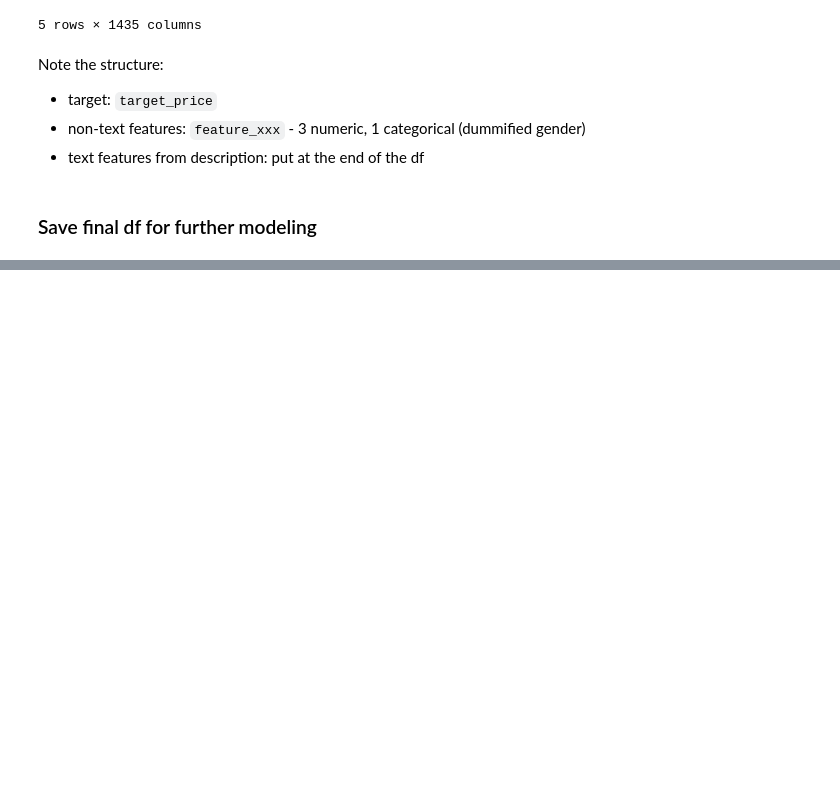
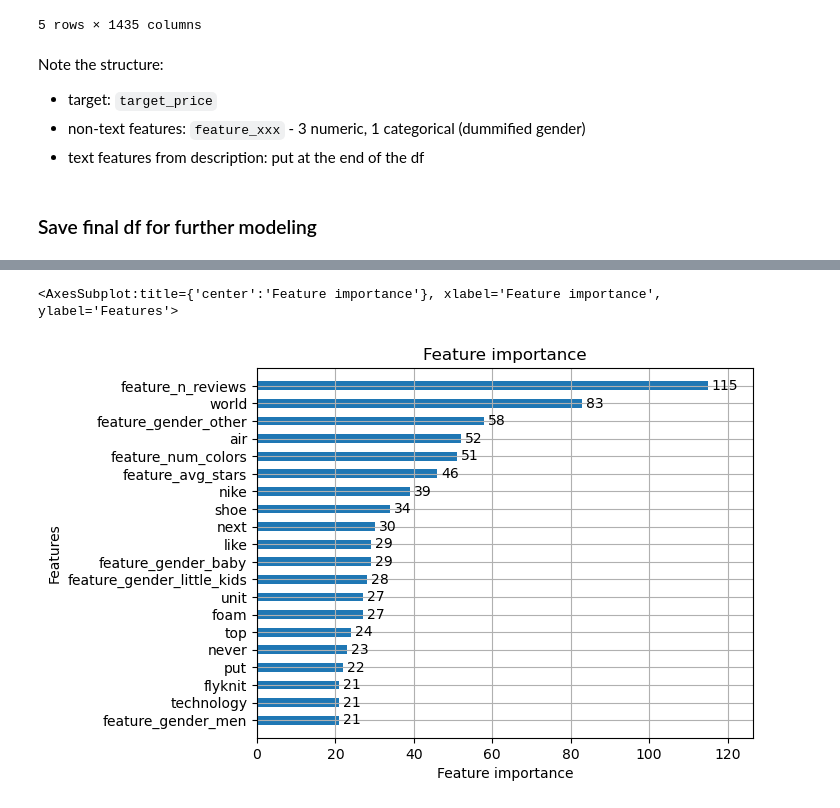
Before and after one commit to jasonkyungkim/nike_adidas_shoes, a Jupyter notebook: nike_eda.ipynb, the cells around one changed output, grey strips where cells are left out. Drawn from its saved outputs; the diff is of its cells as text; code cells hidden in the pictures; blank space fills up the shorter version.

```diff
--- a/nike_eda.ipynb
+++ b/nike_eda.ipynb
@@ -609,0 +665,6 @@ df_model.to_csv('data/nike_model.csv', index=False)
+# %%
+params = {'boosting':'gbdt','objective': 'multiclass','num_leaves':10,'num_class':1435}
+lgb_train = lgb.Dataset(X_train,y_train)
+lgb_eval = lgb.Dataset(X_test,y_test,reference=lgb_train)
+
+model = lgb.train(params,train_set = lgb_train,valid_sets=lgb_eval,early_stopping_rounds=30)
@@ -609,0 +718,5 @@ df_model.to_csv('data/nike_model.csv', index=False)
+# %%
+lgb.plot_importance(model,height=.5,max_num_features=20 )
+# %% [output]
+<AxesSubplot:title={'center':'Feature importance'}, xlabel='Feature importance', ylabel='Features'>
+[figure, added]
```
Also changed, not shown: parts of 9 cells of this notebook, 2 other files.
